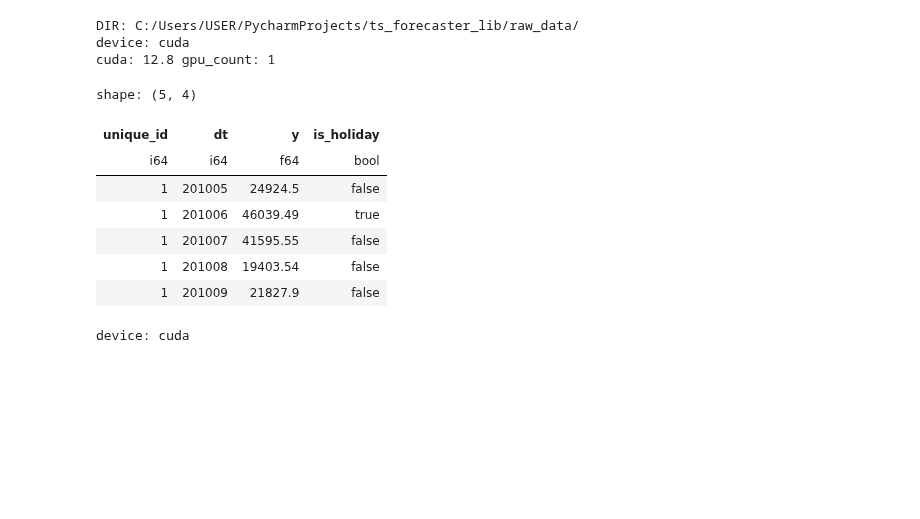
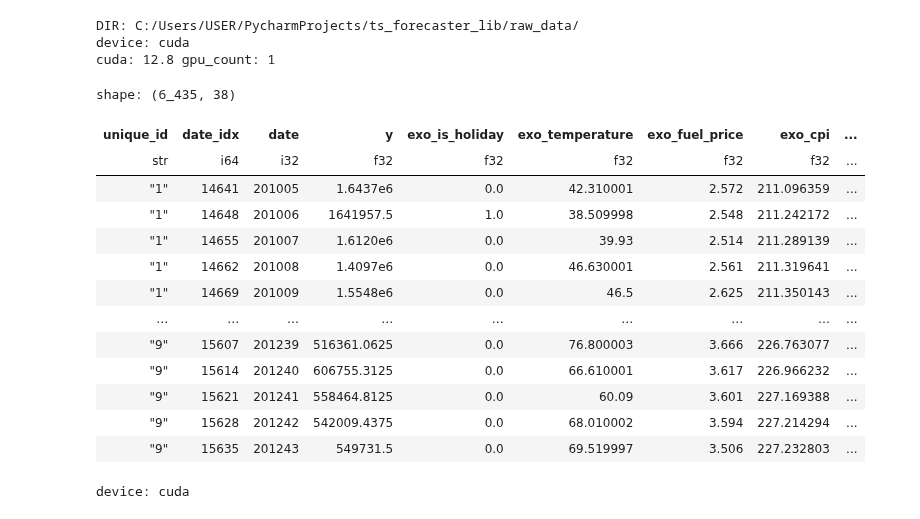
Before and after one commit to LeeKwanHyeong/ts_forecaster_lib, a Jupyter notebook: src/model_test/patchTST_AB_walmart.ipynb, the cells around one changed output. Cells and saved outputs as stored; diff of their text form; code cells hidden in the pictures; blank space fills up the shorter version.

```diff
--- a/src/model_test/patchTST_AB_walmart.ipynb
+++ b/src/model_test/patchTST_AB_walmart.ipynb
@@ -53,15 +46,21 @@ DIR: C:/Users/USER/PycharmProjects/ts_forecaster_lib/raw_data/
 device: cuda
 cuda: 12.8 gpu_count: 1
 # %%
-walmart_df = pl.read_parquet(DIR + 'train_data/walmart_train.parquet')
-walmart_df.head()
+df = pl.read_parquet(DIR + 'train_data/walmart_best_feature_train.parquet')
+df
 # %% [output]
-shape: (5, 4)
+shape: (6_435, 38)
-| unique_id | dt | y | is_holiday |
-| i64 | i64 | f64 | bool |
-| 1 | 201005 | 24924.5 | false |
-| 1 | 201006 | 46039.49 | true |
-| 1 | 201007 | 41595.55 | false |
-| 1 | 201008 | 19403.54 | false |
-| 1 | 201009 | 21827.9 | false |
+| unique_id | date_idx | date | y | exo_is_holiday | exo_temperature | exo_fuel_price | exo_cpi | ... |
+| str | i64 | i32 | f32 | f32 | f32 | f32 | f32 | ... |
+| "1" | 14641 | 201005 | 1.6437e6 | 0.0 | 42.310001 | 2.572 | 211.096359 | ... |
+| "1" | 14648 | 201006 | 1641957.5 | 1.0 | 38.509998 | 2.548 | 211.242172 | ... |
+| "1" | 14655 | 201007 | 1.6120e6 | 0.0 | 39.93 | 2.514 | 211.289139 | ... |
+| "1" | 14662 | 201008 | 1.4097e6 | 0.0 | 46.630001 | 2.561 | 211.319641 | ... |
+| "1" | 14669 | 201009 | 1.5548e6 | 0.0 | 46.5 | 2.625 | 211.350143 | ... |
+| … | … | … | … | … | … | … | … | ... |
+| "9" | 15607 | 201239 | 516361.0625 | 0.0 | 76.800003 | 3.666 | 226.763077 | ... |
+| "9" | 15614 | 201240 | 606755.3125 | 0.0 | 66.610001 | 3.617 | 226.966232 | ... |
+| "9" | 15621 | 201241 | 558464.8125 | 0.0 | 60.09 | 3.601 | 227.169388 | ... |
+| "9" | 15628 | 201242 | 542009.4375 | 0.0 | 68.010002 | 3.594 | 227.214294 | ... |
+| "9" | 15635 | 201243 | 549731.5 | 0.0 | 69.519997 | 3.506 | 227.232803 | ... |
 # %%
```
Also changed, not shown: parts of 16 cells of this notebook, 9 other files.
